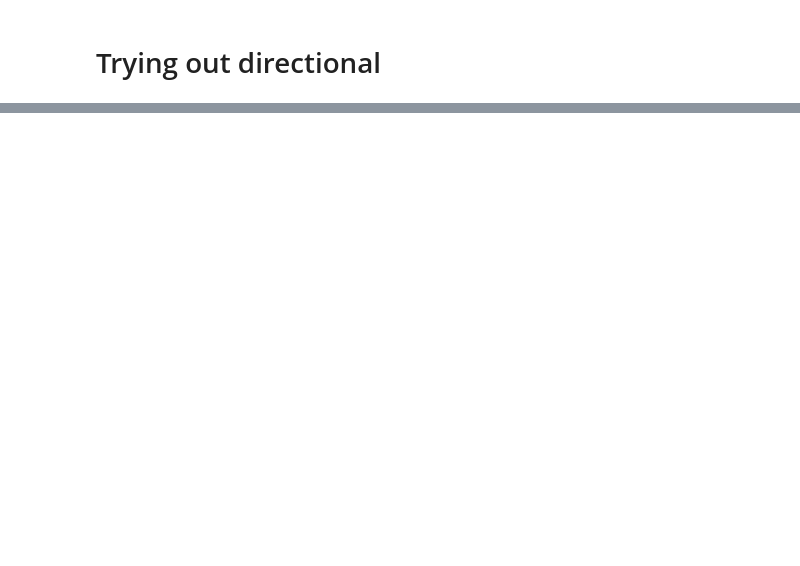
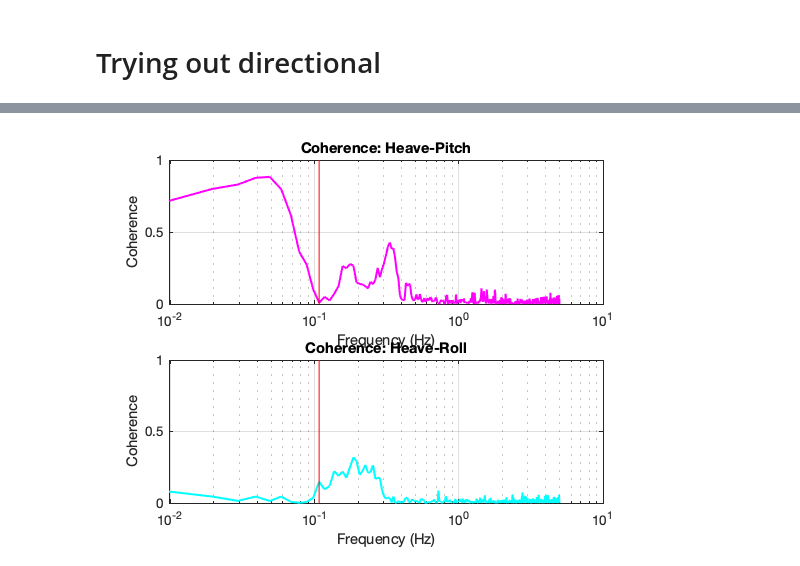
Before and after one commit to alesss42/glider_wave, a Jupyter notebook: Analysis/Studying_waves.ipynb, the cells around one changed output, grey strips where cells are left out. Saved outputs shown, nothing was run; the diff lists cells and outputs as text; code cells hidden in the pictures; blank space fills up the shorter version.

```diff
--- a/Analysis/Studying_waves.ipynb
+++ b/Analysis/Studying_waves.ipynb
@@ -501,0 +487,19 @@ buoy =
+# %%
+% Plot the Coherence between Heave-Pitch and Heave-Roll
+figure;
+subplot(2,1,1);
+semilogx(k_coh, Coherence_hp, 'm', 'LineWidth',1.5);
+xlabel('Frequency (Hz)'); ylabel('Coherence');
+title('Coherence: Heave-Pitch'); grid on;
+ylim([0 1]);
+line([f_peak f_peak], ylim', 'color', 'r') % peak frequency
+
+subplot(2,1,2);
+semilogx(k_coh, Coherence_hr, 'c', 'LineWidth',1.5);
+xlabel('Frequency (Hz)'); ylabel('Coherence');
+title('Coherence: Heave-Roll'); grid on;
+ylim([0 1]);
+
+line([f_peak f_peak], ylim', 'color', 'r') % peak frequency
+# %% [output]
+[figure, added]
```
Also changed, not shown: parts of 63 cells of this notebook.
